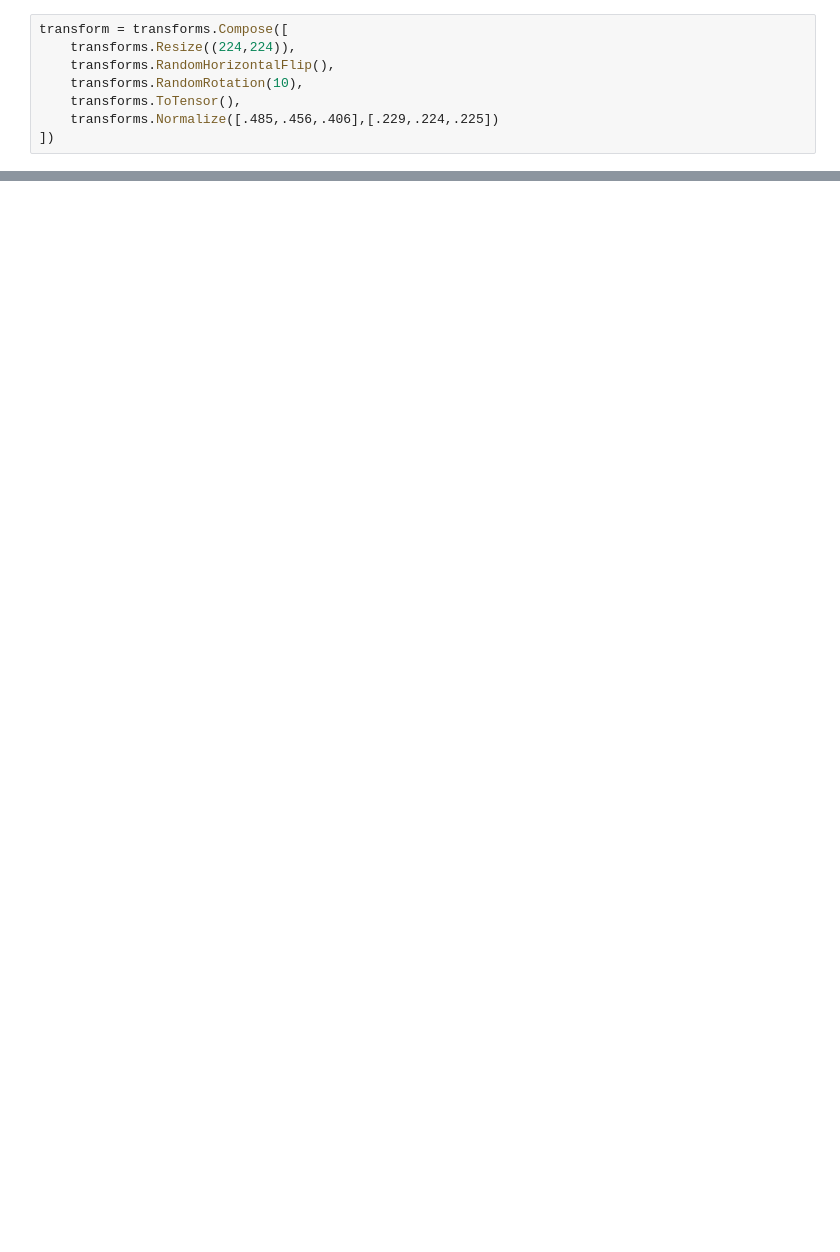
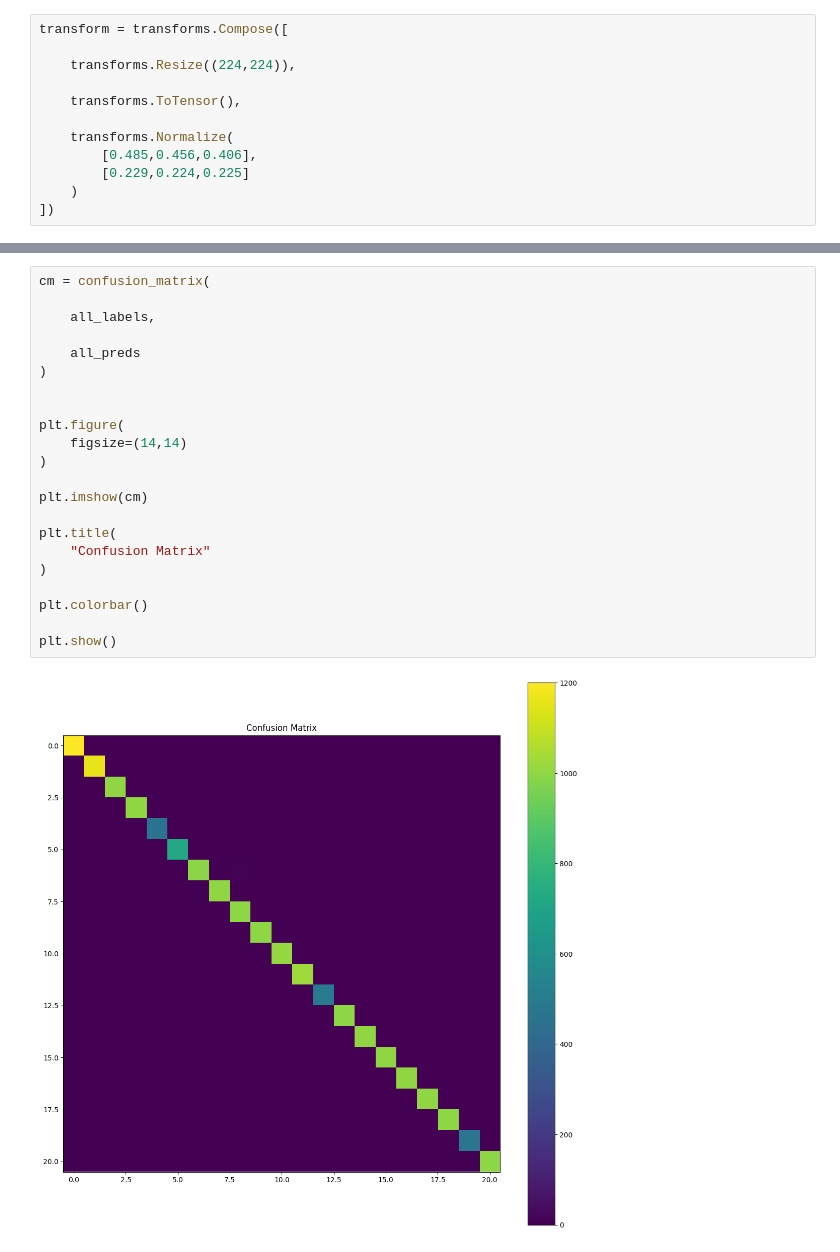
Before and after one commit to BJCorado/Clasificador_De_Alimentos, a Jupyter notebook: notebooks/03_evaluation.ipynb, the cells around one changed output, grey strips where cells are left out. Saved outputs shown, nothing was run; the diff lists cells and outputs as text; blank space fills up the shorter version.

```diff
--- a/notebooks/03_evaluation.ipynb
+++ b/notebooks/03_evaluation.ipynb
@@ -19,9 +52,13 @@ model.eval()
 # %%
 transform = transforms.Compose([
+
     transforms.Resize((224,224)),
-    transforms.RandomHorizontalFlip(),
-    transforms.RandomRotation(10),
+
     transforms.ToTensor(),
-    transforms.Normalize([.485,.456,.406],[.229,.224,.225])
+
+    transforms.Normalize(
+        [0.485,0.456,0.406],
+        [0.229,0.224,0.225]
+    )
 ])
 # %%
@@ -43,0 +227,24 @@ print("Confianza:", float(top_prob))
+# %%
+cm = confusion_matrix(
+
+    all_labels,
+
+    all_preds
+)
+
+
+plt.figure(
+    figsize=(14,14)
+)
+
+plt.imshow(cm)
+
+plt.title(
+    "Confusion Matrix"
+)
+
+plt.colorbar()
+
+plt.show()
+# %% [output]
+[figure, added]
```
Also changed, not shown: parts of 8 cells of this notebook, 1 other file.
